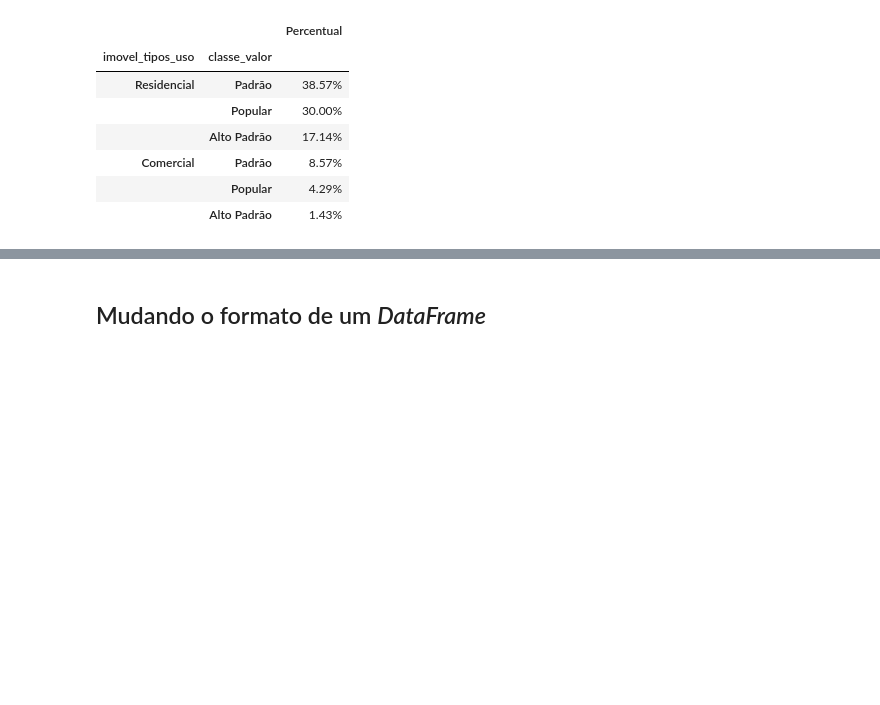
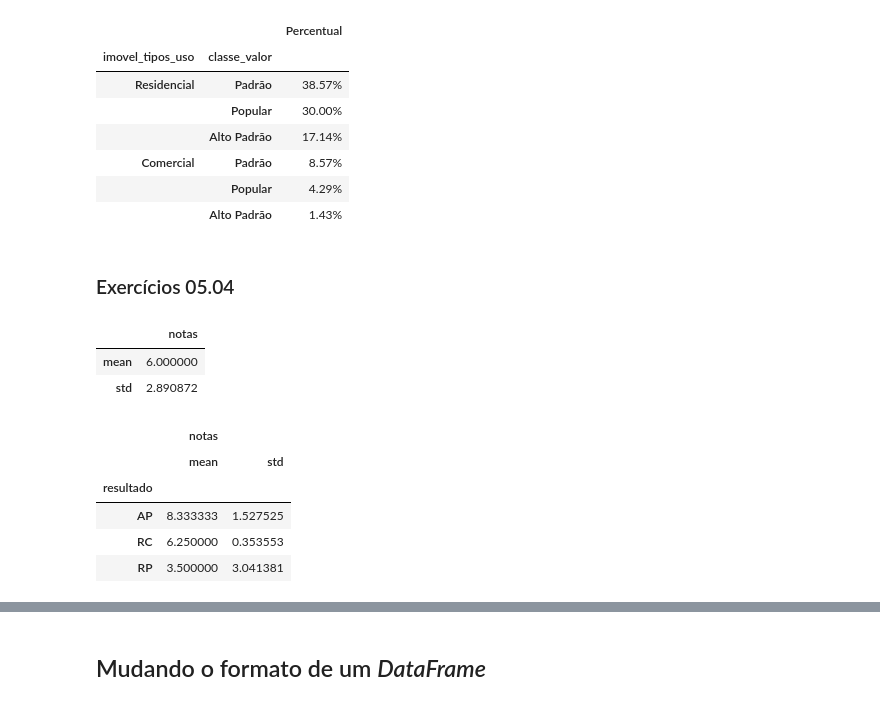
Before and after one commit to josenaldo/alura-cds-python-pandas-tecnicas-avancadas, a Jupyter notebook: notebook/Projeto.ipynb, the cells around one changed output, grey strips where cells are left out. Drawn from its saved outputs; the diff is of its cells as text; code cells hidden in the pictures; blank space fills up the shorter version.

```diff
--- a/notebook/Projeto.ipynb
+++ b/notebook/Projeto.ipynb
@@ -1830,3 +1830,30 @@ values.style.format({'Percentual': '{:.2%}'})
 | Comercial | Padrão | 8.57% |
 |  | Popular | 4.29% |
 |  | Alto Padrão | 1.43% |
+# %% [markdown]
+### Exercícios 05.04
+# %%
+df = pd.DataFrame(
+    {
+        'alunos': [
+            'Juca', 'Zeca', 'Ana', 'Rita', 'Lia', 'Beto', 'Tina', 'Lucas'
+        ],
+        'notas': [8, 6.5, 10, 7, 6, 0, 5, 5.5],
+        'resultado': ['AP', 'RC', 'AP', 'AP', 'RC', 'RP', 'RP', 'RP']
+    }
+).set_index('alunos')
+# %%
+df[['notas']].agg(['mean',  'std'])
+# %% [output]
+|  | notas |
+| mean | 6.000000 |
+| std | 2.890872 |
+# %%
+df[['resultado', 'notas']].groupby(by='resultado').agg(['mean', 'std'])
+# %% [output]
+|  | notas |  |
+|  | mean | std |
+| resultado |  |  |
+| AP | 8.333333 | 1.527525 |
+| RC | 6.250000 | 0.353553 |
+| RP | 3.500000 | 3.041381 |
```
Also changed, not shown: parts of 4 cells of this notebook.
